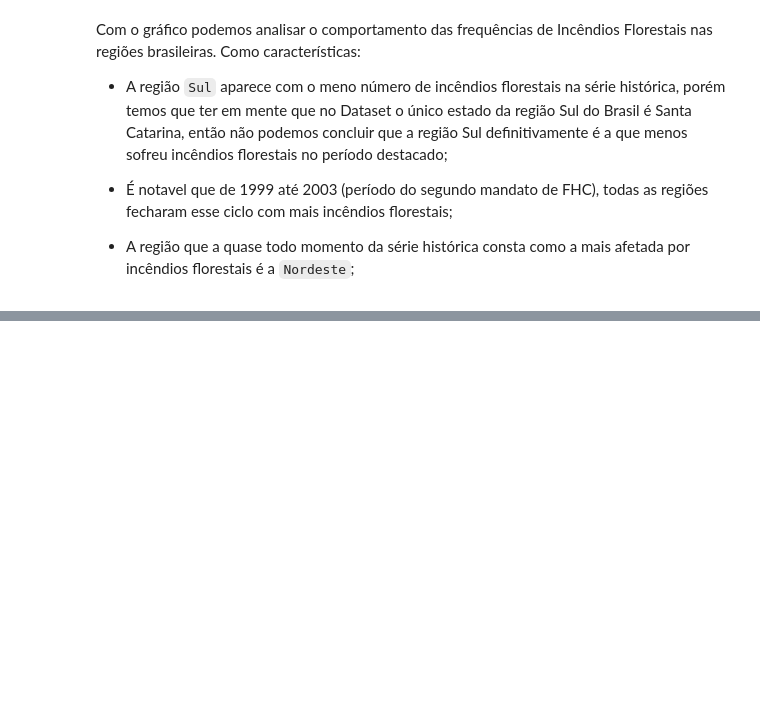
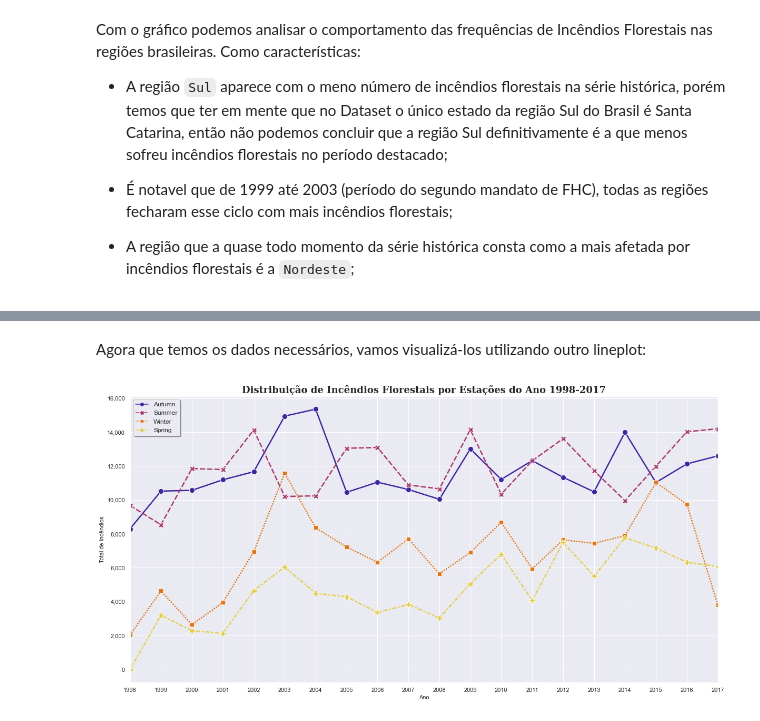
Before and after one commit to JoSEPHDev2022/Forest_Fires_Brazil, a Jupyter notebook: relatorio.ipynb, the cells around one changed output, grey strips where cells are left out. Cells and saved outputs as stored; diff of their text form; code cells hidden in the pictures; blank space fills up the shorter version.

```diff
--- a/relatorio.ipynb
+++ b/relatorio.ipynb
@@ -1117,0 +1195,10 @@ Com o gráfico podemos analisar o comportamento das frequências de Incêndios F
+# %%
+# Coletando dados:
+seasons_anual = (
+    data_clean
+    .groupby(['Season', 'Year'], as_index=False)['Num_wild_fires']
+    .sum()
+    .sort_values(by='Num_wild_fires', ascending=False)
+)
+
+seasons_anual.head()
@@ -1117,0 +1212,32 @@ Com o gráfico podemos analisar o comportamento das frequências de Incêndios F
+# %% [markdown]
+Agora que temos os dados necessários, vamos visualizá-los utilizando outro lineplot:
+# %%
+# Utilizando um plot de linhas relacionais:
+fig, ax = plt.subplots(figsize=(20, 10))
+
+ax = sns.lineplot(
+    data=seasons_anual, x='Year', y='Num_wild_fires',
+    hue='Season', lw=2.5, err_style=None, style='Season',
+    palette='CMRmap', markers=True, markersize=10
+    )
+
+# Estilizando:
+plt.title(
+    'Distribuição de Incêndios Florestais por Estações do Ano 1998-2017',
+    fontdict={'size': 18, 'weight': 'bold', 'family': 'serif'})
+
+plt.ylabel('Total de Incêndios', fontsize=11)
+plt.xlabel('Ano', fontsize=11)
+
+# Alterando apresentação dos ticks no eixo X:
+ax.xaxis.set_major_locator(plt.MaxNLocator(19)) # 19 pois são 19 anos no intervalo
+ax.set_xlim(1998, 2017)
+
+# Formatando valores do eixo Y para ter uma vírgula:
+ax.get_yaxis().set_major_formatter(
+    plt.FuncFormatter(lambda number, char: format(int(number), ',')))
+
+plt.legend(fontsize=12, fancybox=True, shadow=True)
+plt.show()
+# %% [output]
+[figure, added]
```
Also changed, not shown: parts of 24 cells of this notebook.
